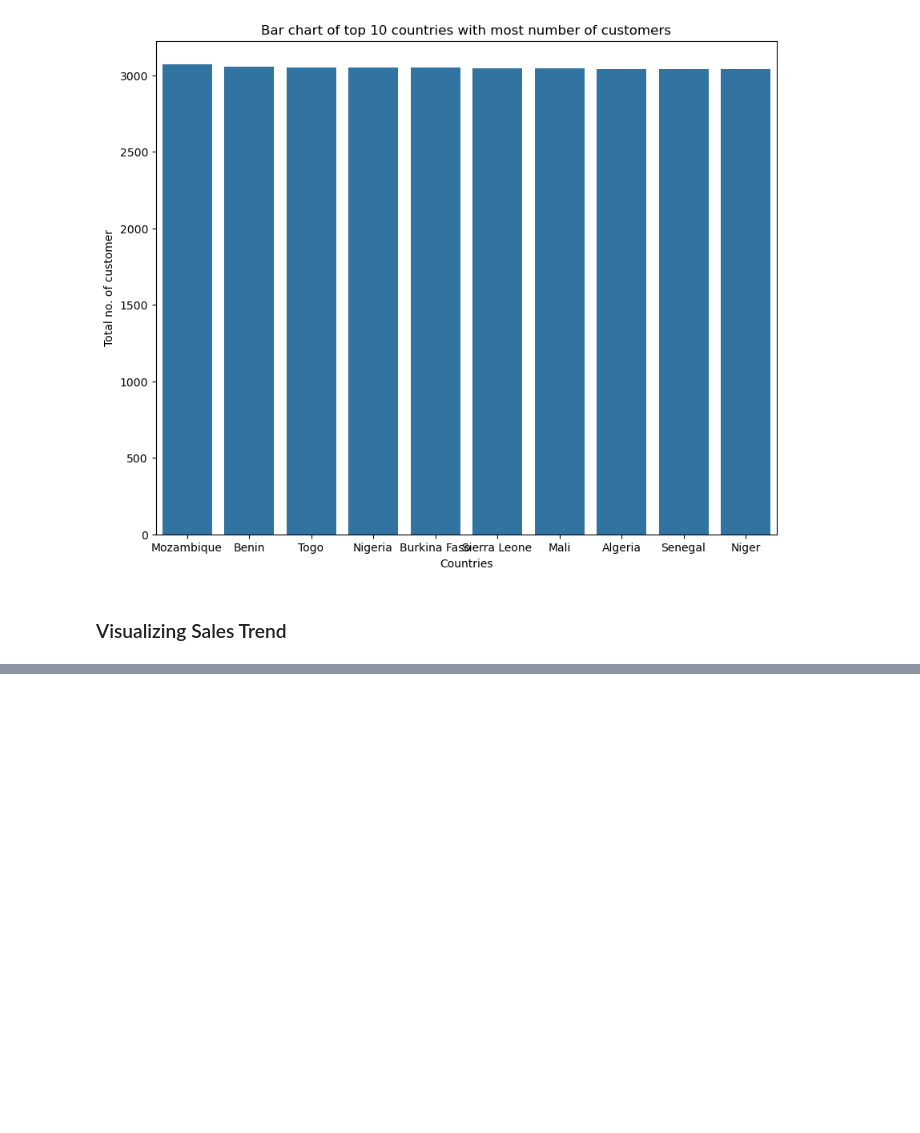
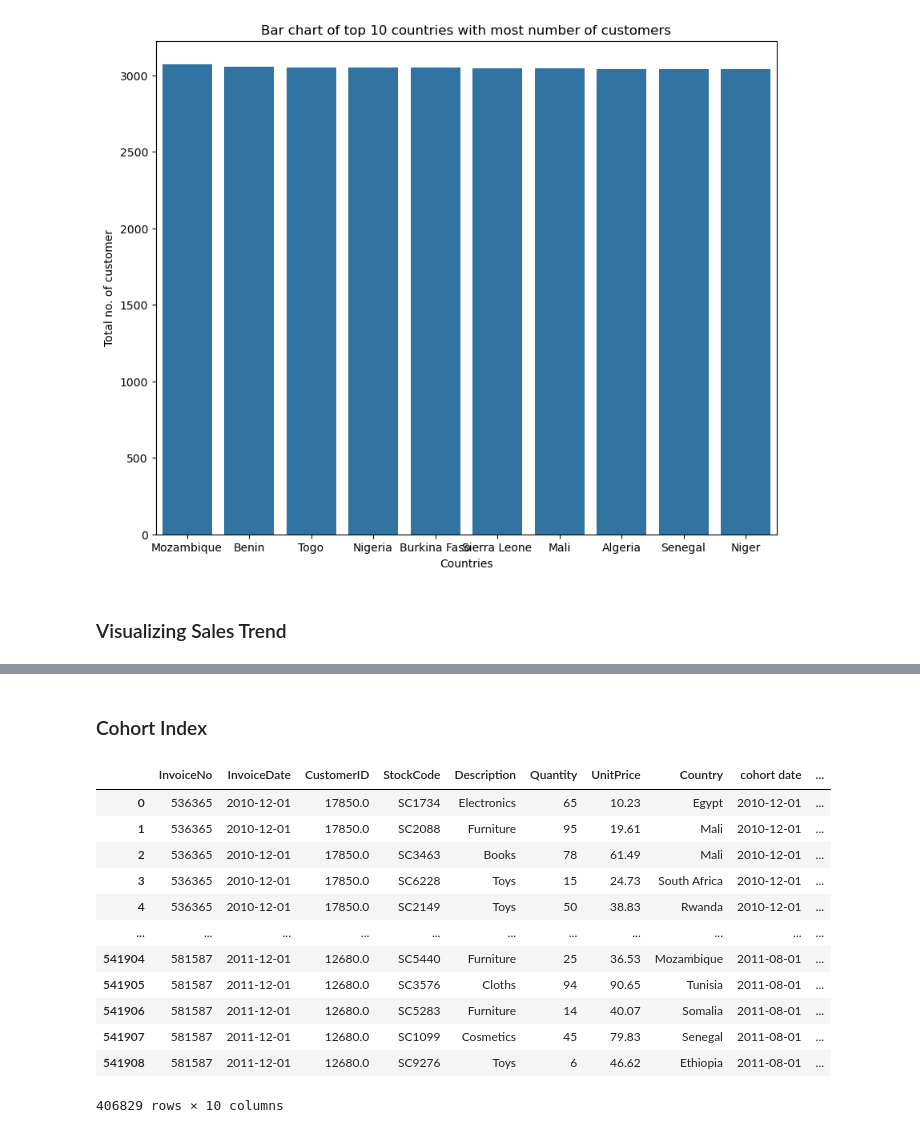
Before and after one commit to willifet/Cohort_Analysis_for_E-shop_Pro, a Jupyter notebook: Notebook/Cohort_Analysis.ipynb, the cells around one changed output, grey strips where cells are left out. Cells and saved outputs as stored; diff of their text form; code cells hidden in the pictures; blank space fills up the shorter version.

Commit message:
Cohort Analysis

```diff
--- a/Notebook/Cohort_Analysis.ipynb
+++ b/Notebook/Cohort_Analysis.ipynb
@@ -203,0 +255,10 @@ plt.show()
+# %%
+# How far away from the first purchase to the current purchase
+
+def get_year_and_month(data, col):
+
+    month = data[col].dt.month
+    year = data[col].dt.year
+    return month, year
+# %%
+first_month, first_year = get_year_and_month(data, "cohort date")
@@ -203,0 +295,4 @@ plt.show()
+# %%
+#To get the latest year and month
+
+latest_month, latest_year = get_year_and_month(data, "InvoiceDate")
@@ -203,0 +329,27 @@ plt.show()
+# %% [markdown]
+### Cohort Index
+# %%
+#Calculating the time difference in month between when the customer made the first purchase to when the customer make the current purchase
+
+def create_cohort_index(first_month, first_year, latest_month, latest_year):
+    year_diff = latest_year - first_year
+    month_diff = latest_month - first_month
+    index = year_diff*12 + month_diff + 1
+    return index
+# %%
+data["cohort_index"] = create_cohort_index(first_month, first_year, latest_month, latest_year)
+data
+# %% [output]
+|  | InvoiceNo | InvoiceDate | CustomerID | StockCode | Description | Quantity | UnitPrice | Country | cohort date | ... |
+| 0 | 536365 | 2010-12-01 | 17850.0 | SC1734 | Electronics | 65 | 10.23 | Egypt | 2010-12-01 | ... |
+| 1 | 536365 | 2010-12-01 | 17850.0 | SC2088 | Furniture | 95 | 19.61 | Mali | 2010-12-01 | ... |
+| 2 | 536365 | 2010-12-01 | 17850.0 | SC3463 | Books | 78 | 61.49 | Mali | 2010-12-01 | ... |
+| 3 | 536365 | 2010-12-01 | 17850.0 | SC6228 | Toys | 15 | 24.73 | South Africa | 2010-12-01 | ... |
+| 4 | 536365 | 2010-12-01 | 17850.0 | SC2149 | Toys | 50 | 38.83 | Rwanda | 2010-12-01 | ... |
+| ... | ... | ... | ... | ... | ... | ... | ... | ... | ... | ... |
+| 541904 | 581587 | 2011-12-01 | 12680.0 | SC5440 | Furniture | 25 | 36.53 | Mozambique | 2011-08-01 | ... |
+| 541905 | 581587 | 2011-12-01 | 12680.0 | SC3576 | Cloths | 94 | 90.65 | Tunisia | 2011-08-01 | ... |
+| 541906 | 581587 | 2011-12-01 | 12680.0 | SC5283 | Furniture | 14 | 40.07 | Somalia | 2011-08-01 | ... |
+| 541907 | 581587 | 2011-12-01 | 12680.0 | SC1099 | Cosmetics | 45 | 79.83 | Senegal | 2011-08-01 | ... |
+| 541908 | 581587 | 2011-12-01 | 12680.0 | SC9276 | Toys | 6 | 46.62 | Ethiopia | 2011-08-01 | ... |
+406829 rows × 10 columns
```
Also changed, not shown: parts of 17 cells of this notebook.
